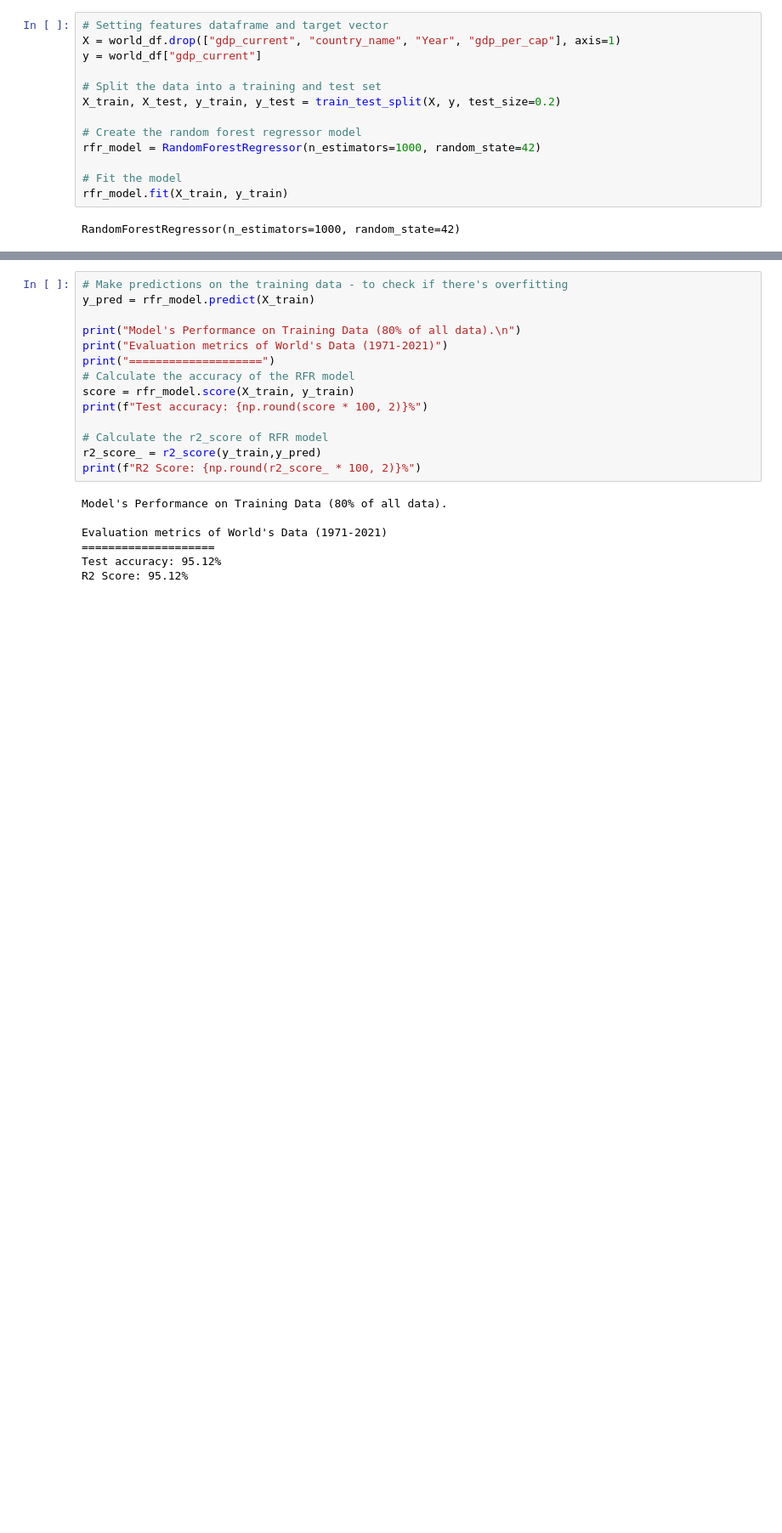
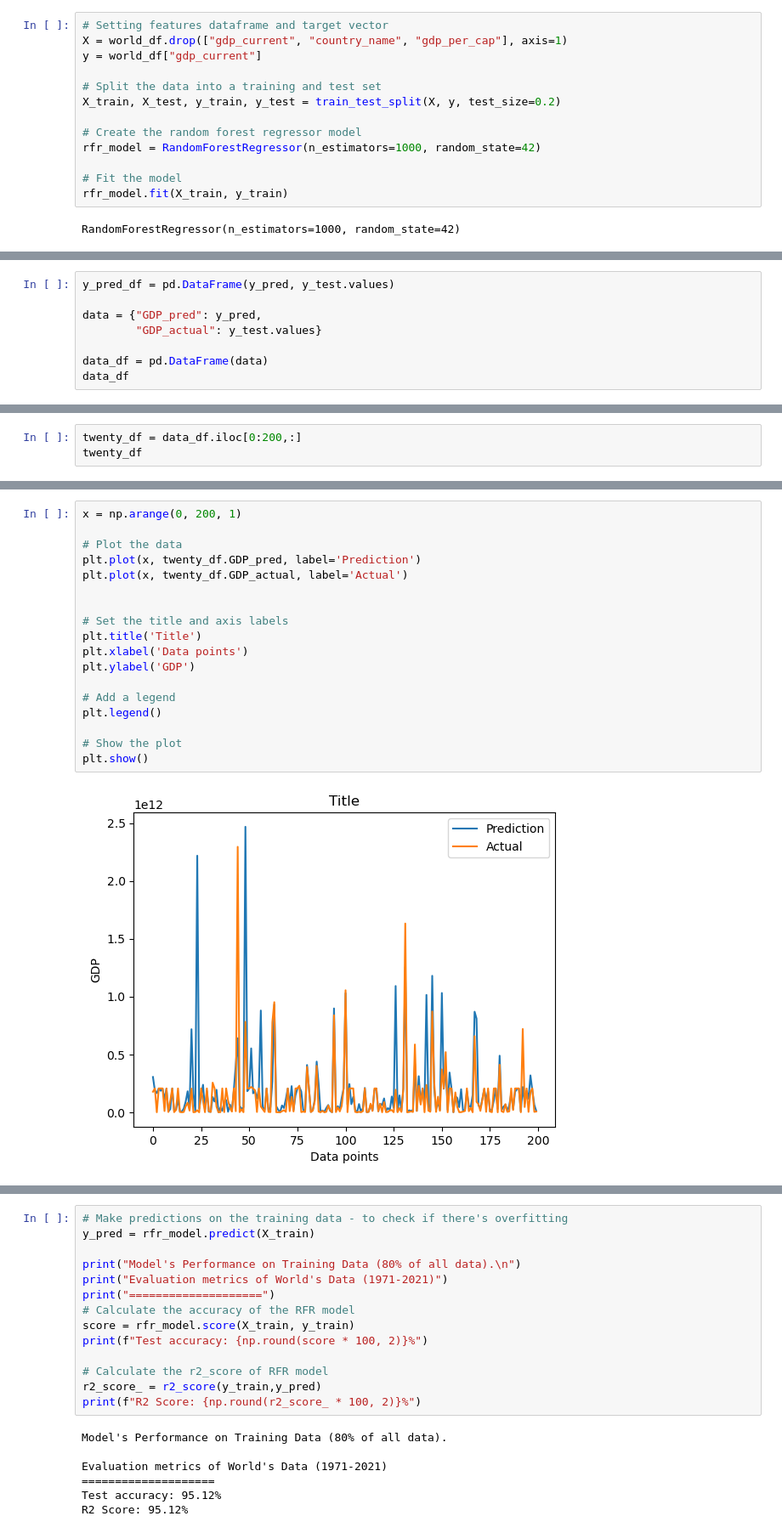
Before and after one commit to TanvirZulkarnaine/GDP_Predictor, a Jupyter notebook: ML_models/ML_RandomForestRegressor-Copy1.ipynb, the cells around one changed output, grey strips where cells are left out. Shown: that part at 85% size. Cells and saved outputs as stored; diff of their text form; blank space fills up the shorter version.

```diff
--- a/ML_models/ML_RandomForestRegressor-Copy1.ipynb
+++ b/ML_models/ML_RandomForestRegressor-Copy1.ipynb
@@ -33,7 +40,7 @@ world_df.head()
 ### Random Forest Regressor model
 # %%
 # Setting features dataframe and target vector
-X = world_df.drop(["gdp_current", "country_name", "Year", "gdp_per_cap"], axis=1)
+X = world_df.drop(["gdp_current", "country_name", "gdp_per_cap"], axis=1)
 y = world_df["gdp_current"]
 
 # Split the data into a training and test set
@@ -77,0 +85,8 @@ plt.show()
+# %%
+y_pred_df = pd.DataFrame(y_pred, y_test.values)
+
+data = {"GDP_pred": y_pred,
+        "GDP_actual": y_test.values}
+
+data_df = pd.DataFrame(data)
+data_df
@@ -77,0 +107,3 @@ plt.show()
+# %%
+twenty_df = data_df.iloc[0:200,:]
+twenty_df
@@ -77,0 +124,20 @@ plt.show()
+# %%
+x = np.arange(0, 200, 1)
+
+# Plot the data
+plt.plot(x, twenty_df.GDP_pred, label='Prediction')
+plt.plot(x, twenty_df.GDP_actual, label='Actual')
+
+
+# Set the title and axis labels
+plt.title('Title')
+plt.xlabel('Data points')
+plt.ylabel('GDP')
+
+# Add a legend
+plt.legend()
+
+# Show the plot
+plt.show()
+# %% [output]
+[figure, added]
```
Also changed, not shown: parts of 6 cells of this notebook, 3 other files.
